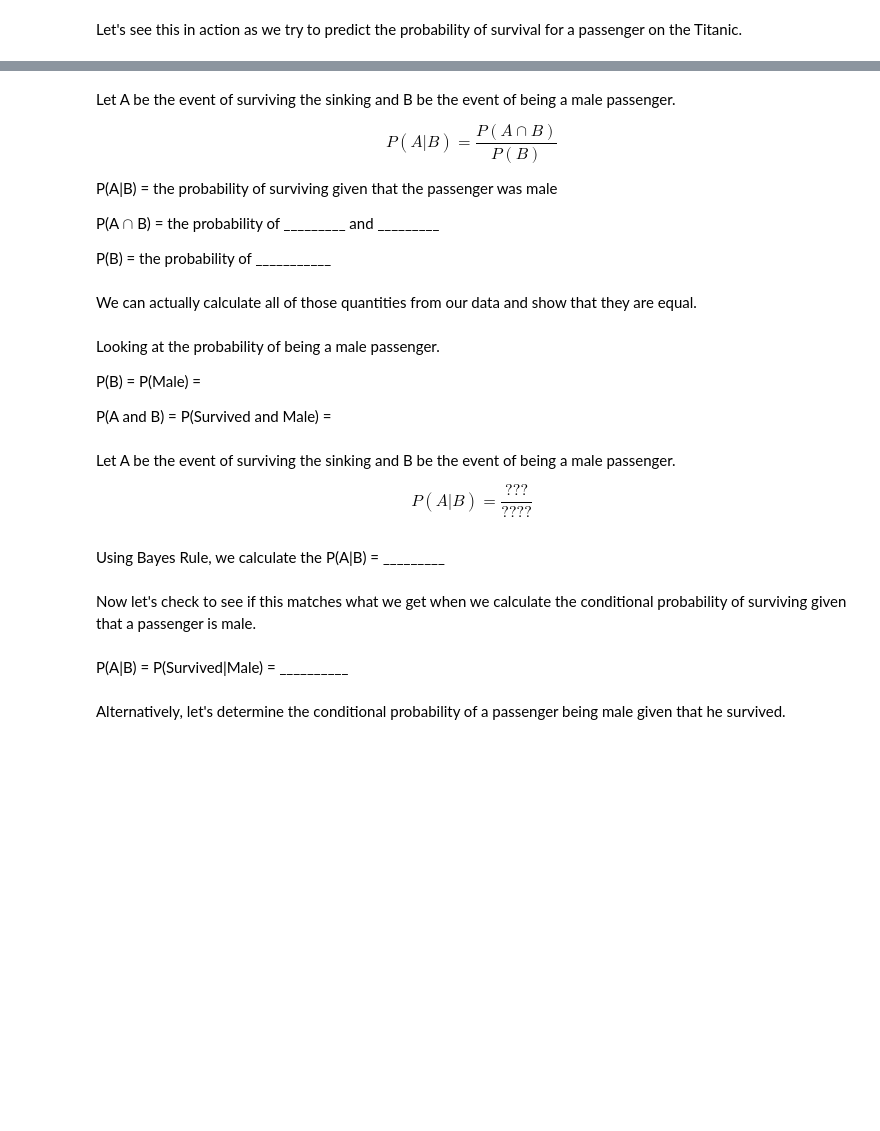
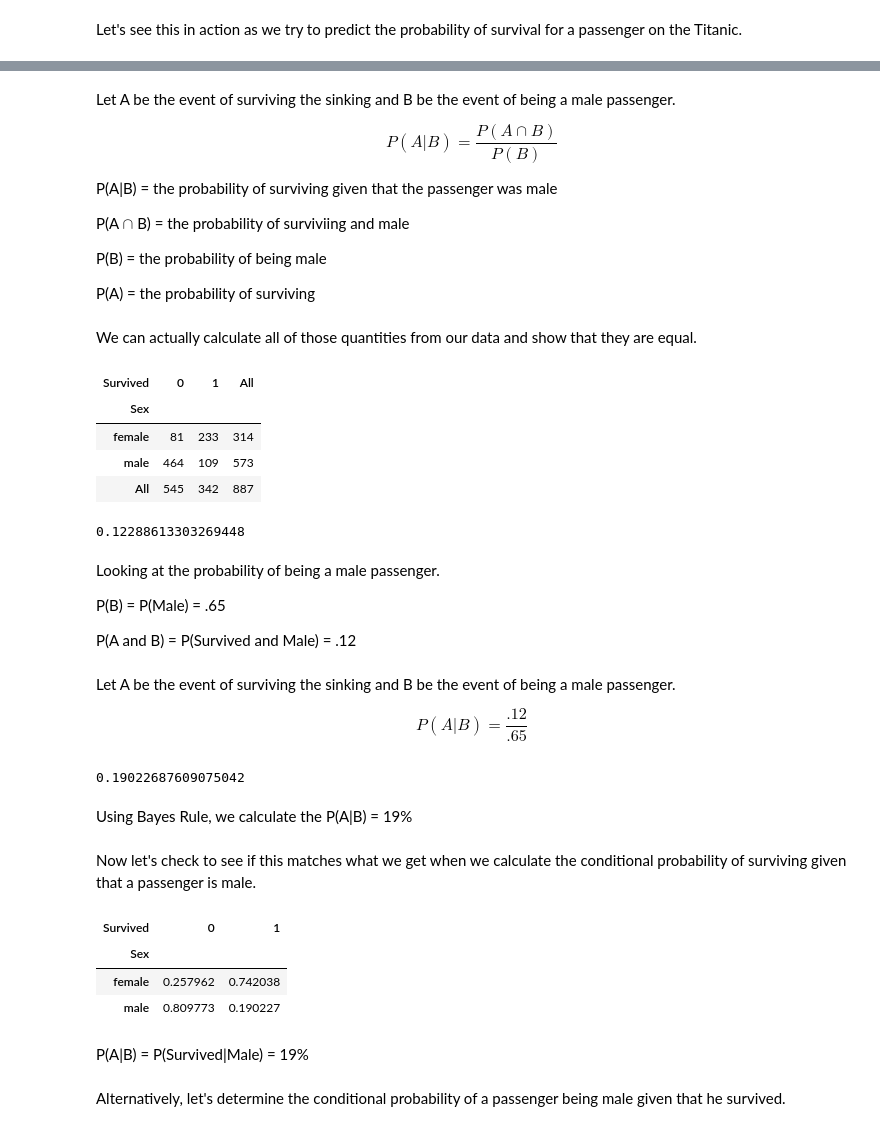
Before and after one commit to Vasanta2002/Sprint_2, a Jupyter notebook: module3-bayesian/DS_123_Bayesian_Inference.ipynb, the cells around one changed output, grey strips where cells are left out. Cells and saved outputs as stored; diff of their text form; code cells hidden in the pictures; blank space fills up the shorter version.

```diff
--- a/module3-bayesian/DS_123_Bayesian_Inference.ipynb
+++ b/module3-bayesian/DS_123_Bayesian_Inference.ipynb
@@ -57,10 +57,20 @@ $$P(A|B) = \frac{P(A \cap B)}{P(B)}$$
 
 P(A|B) = the probability of surviving given that the passenger was male
 
-P(A $\cap$ B) = the probability of _________ and _________
+P(A $\cap$ B) = the probability of surviviing and male
 
-P(B) = the probability of ___________
+P(B) = the probability of being male
+
+P(A) = the probability of surviving
 # %% [markdown]
 We can actually calculate all of those quantities from our data and show that they are equal.
 # %%
 #Crosstab of Sex and Survived
+df_cross=pd.crosstab(df['Sex'], df['Survived'], margins=True)
+df_cross
+# %% [output]
+| Survived | 0 | 1 | All |
+| Sex |  |  |  |
+| female | 81 | 233 | 314 |
+| male | 464 | 109 | 573 |
+| All | 545 | 342 | 887 |
@@ -67,18 +79,35 @@ We can actually calculate all of those quantities from our data and show that th
+# %%
+P_A_and_B = 109/887
+P_A_and_B
+# %% [output]
+0.12288613303269448
 # %% [markdown]
 Looking at the probability of being a male passenger.
 
-P(B) = P(Male) =
+P(B) = P(Male) = .65
 
-P(A and B) = P(Survived and Male) =
+P(A and B) = P(Survived and Male) = .12
 # %% [markdown]
 Let A be the event of surviving the sinking and B be the event of being a male passenger.
 
-$$P(A|B) = \frac{???}{????}$$
+$$P(A|B) = \frac{.12}{.65}$$
+# %%
+
+P_A_and_B / P_B
+# %% [output]
+0.19022687609075042
 # %% [markdown]
-Using Bayes Rule, we calculate the P(A|B) = _________
+Using Bayes Rule, we calculate the P(A|B) = 19%
 # %% [markdown]
 Now let's check to see if this matches what we get when we calculate the conditional probability of surviving given that a passenger is male.
+# %%
+pd.crosstab(df['Sex'], df['Survived'], normalize= 'index')
+# %% [output]
+| Survived | 0 | 1 |
+| Sex |  |  |
+| female | 0.257962 | 0.742038 |
+| male | 0.809773 | 0.190227 |
 # %% [markdown]
-P(A|B) = P(Survived|Male) = __________
+P(A|B) = P(Survived|Male) = 19%
 # %% [markdown]
 Alternatively, let's determine the conditional probability of a passenger being male given that he survived.
```
Also changed, not shown: parts of 4 cells of this notebook.
